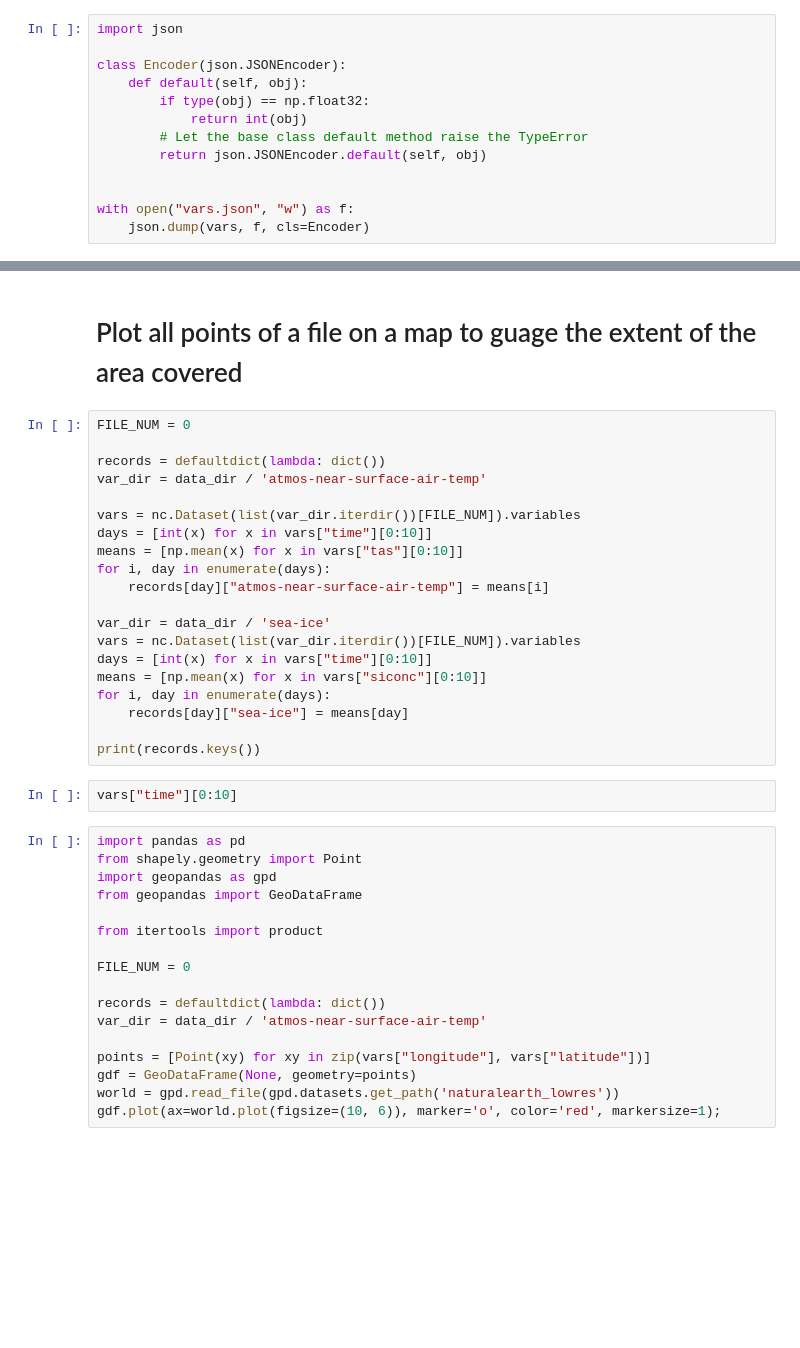
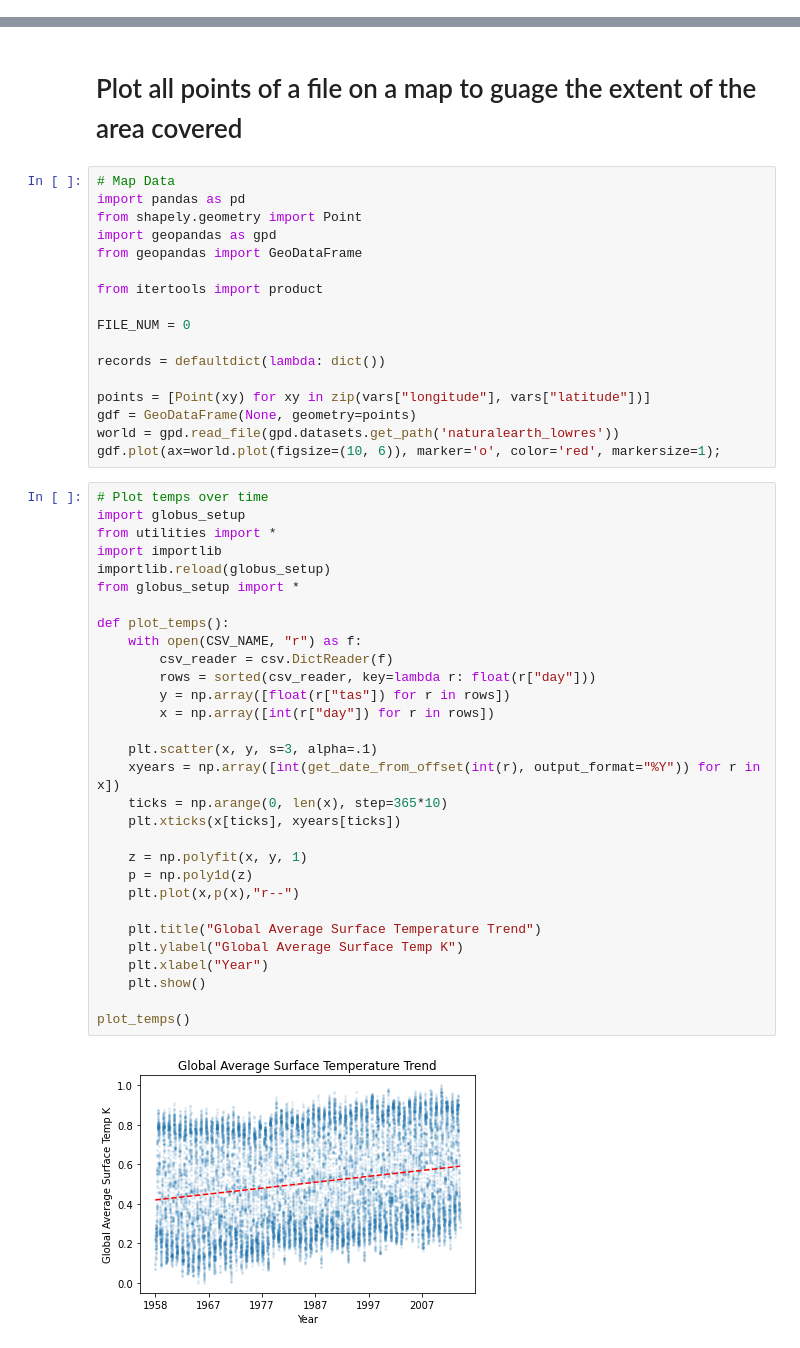
Before and after one commit to singofwalls/EECS_738_Project, a Jupyter notebook: read_data.ipynb, the cells around one changed output, grey strips where cells are left out. Saved outputs shown, nothing was run; the diff lists cells and outputs as text; blank space fills up the shorter version.

```diff
--- a/read_data.ipynb
+++ b/read_data.ipynb
@@ -33,13 +0,0 @@ for var_dir in data_dir.iterdir():
-# %%
-import json
-
-class Encoder(json.JSONEncoder):
-    def default(self, obj):
-        if type(obj) == np.float32:
-            return int(obj)
-        # Let the base class default method raise the TypeError
-        return json.JSONEncoder.default(self, obj)
-
-
-with open("vars.json", "w") as f:
-    json.dump(vars, f, cls=Encoder)
@@ -65,28 +3,7 @@ with open("vars.json") as in_file:
 # %% [markdown]
 # Plot all points of a file on a map to guage the extent of the area covered
-# %%
-FILE_NUM = 0
-
-records = defaultdict(lambda: dict())
-var_dir = data_dir / 'atmos-near-surface-air-temp'
-
-vars = nc.Dataset(list(var_dir.iterdir())[FILE_NUM]).variables
-days = [int(x) for x in vars["time"][0:10]]
-means = [np.mean(x) for x in vars["tas"][0:10]]
-for i, day in enumerate(days):
-    records[day]["atmos-near-surface-air-temp"] = means[i]
-
-var_dir = data_dir / 'sea-ice'
-vars = nc.Dataset(list(var_dir.iterdir())[FILE_NUM]).variables
-days = [int(x) for x in vars["time"][0:10]]
-means = [np.mean(x) for x in vars["siconc"][0:10]]
-for i, day in enumerate(days):
-    records[day]["sea-ice"] = means[day]
-
-print(records.keys())
-# %%
-vars["time"][0:10]
 # %%
+# Map Data
 import pandas as pd
 from shapely.geometry import Point
 import geopandas as gpd
@@ -97,9 +14,40 @@ from itertools import product
 FILE_NUM = 0
 
 records = defaultdict(lambda: dict())
-var_dir = data_dir / 'atmos-near-surface-air-temp'
 
 points = [Point(xy) for xy in zip(vars["longitude"], vars["latitude"])]
 gdf = GeoDataFrame(None, geometry=points)
 world = gpd.read_file(gpd.datasets.get_path('naturalearth_lowres'))
 gdf.plot(ax=world.plot(figsize=(10, 6)), marker='o', color='red', markersize=1);
+# %%
+# Plot temps over time
+import globus_setup
+from utilities import *
+import importlib
+importlib.reload(globus_setup)
+from globus_setup import *
+
+def plot_temps():
+    with open(CSV_NAME, "r") as f:
+        csv_reader = csv.DictReader(f)
+        rows = sorted(csv_reader, key=lambda r: float(r["day"]))
+        y = np.array([float(r["tas"]) for r in rows])
+        x = np.array([int(r["day"]) for r in rows])
+
+    plt.scatter(x, y, s=3, alpha=.1)
+    xyears = np.array([int(get_date_from_offset(int(r), output_format="%Y")) for r in x])
+    ticks = np.arange(0, len(x), step=365*10)
+    plt.xticks(x[ticks], xyears[ticks])
+
+    z = np.polyfit(x, y, 1)
+    p = np.poly1d(z)
+    plt.plot(x,p(x),"r--")
+
+    plt.title("Global Average Surface Temperature Trend")
+    plt.ylabel("Global Average Surface Temp K")
+    plt.xlabel("Year")
+    plt.show()
+
+plot_temps()
+# %% [output]
+[figure, added]
```
Also changed, not shown: parts of 5 cells of this notebook.
